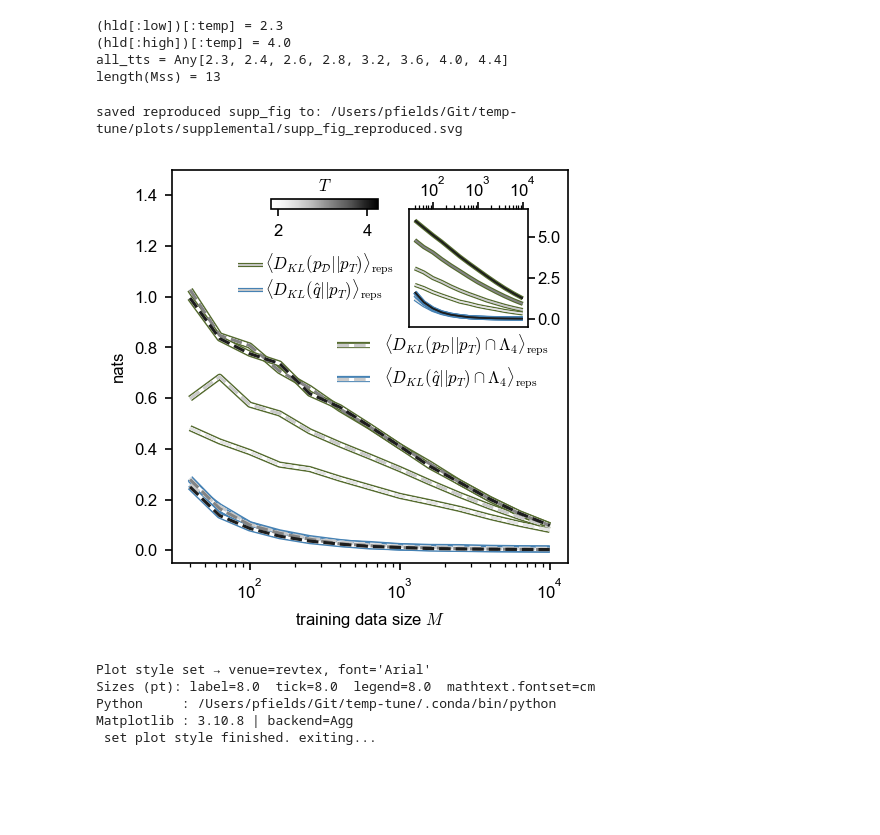
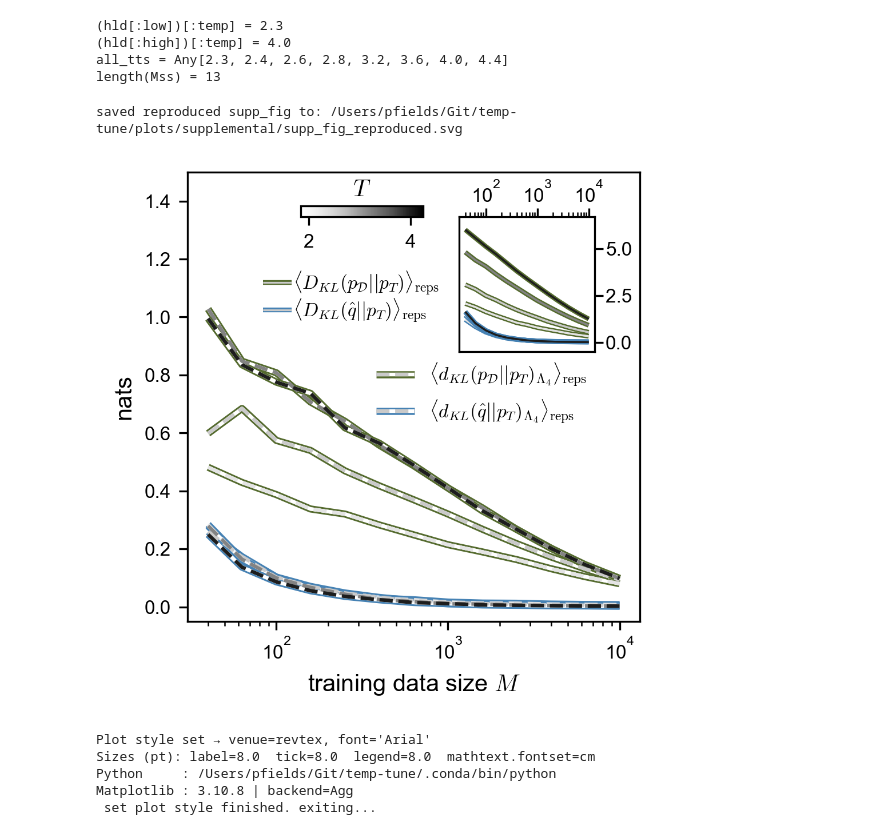
Before and after one commit to sepalmer/temp-tune, a Jupyter notebook: notebooks/supplemental/ising_appendix.ipynb, the cells around one changed output. Cells and saved outputs as stored; diff of their text form; code cells hidden in the pictures; blank space fills up the shorter version.

```diff
--- a/notebooks/supplemental/ising_appendix.ipynb
+++ b/notebooks/supplemental/ising_appendix.ipynb
@@ -81,8 +81,8 @@ end
 get_c(c_map_, all_t, t) = c_map_(Float64((t - minimum(all_t)) / (maximum(all_t) - minimum(all_t))))
 
 """
-Reproduce `supp_fig_working-new.pdf`: mean over reps of D_KL(p_D‖p_T)∩Λ_4 and
-D_KL(q̂‖p_T)∩Λ_4 vs training-set size M, for several ground-truth temperatures
+Reproduce `supp_fig_working-new.pdf`: mean over reps of d_KL(p_D‖p_T)_Λ_4 and
+d_KL(q̂‖p_T)_Λ_4 vs training-set size M, for several ground-truth temperatures
 (inset: the same D_KLs without the Λ_4 level restriction). Uses globals
 `all_temp_level_dict`, `all_tts`, `Mss`, `pe`, `fig`.
 """
@@ -127,8 +127,8 @@ function fig4_3(ax; inset_loc=(0.6, 0.6, 0.3, 0.3), cb_loc=[0.61, 0.35, 0.27, 0.
 
         if iil == 2
             ax.legend(((l1l, l2l), (l4l, l5l)),
-                (L"\langle D_{KL}( p_{\mathcal{D}} || p_T  ) \cap \Lambda_4 \rangle_{\text{reps}}",
-                 L"\langle D_{KL}(\hat{q} || p_T) \cap  \Lambda_4\rangle_{\text{reps}}"),
+                (L"\langle d_{KL}( p_{\mathcal{D}} || p_T  )_{\Lambda_4} \rangle_{\text{reps}}",
+                 L"\langle d_{KL}(\hat{q} || p_T)_{\Lambda_4}\rangle_{\text{reps}}"),
                 loc=legloc, frameon=false)
             axin.legend(((l3l,), (l6l,)),
                 (L"\langle D_{KL}( p_{\mathcal{D}} || p_T )\rangle_{\text{reps}}",
@@ -177,11 +177,11 @@ function fig4_2(ax, all_dkl_per_lev_emp_p, all_dkl_per_lev_emp_q, all_dkl_per_le
     y2 = vec(mean(get_1M_norm(all_dkl_per_lev_emp_p, Mss_id), dims=2))[idxscs]
     b2 = ax.bar((xssxs .- gapp)[idxscs], y2, width=0.2, facecolor="darkseagreen",
                 edgecolor="darkolivegreen", lw=1, hatch=hatchnow,
-                label=L"\langle D_{KL}( p_{\mathcal{D}} || p_T ) \cap \Lambda_i \rangle_{\text{reps}}")
+                label=L"\langle d_{KL}( p_{\mathcal{D}} || p_T )_{ \Lambda_i} \rangle_{\text{reps}}")
     y4 = vec(mean(get_1M_norm(all_dkl_per_lev_q_p, Mss_id), dims=2))[idxscs]
     b3 = ax.bar((xssxs .+ gapp)[idxscs], y4, width=0.2, facecolor=sbrgba,
                 edgecolor="steelblue", lw=1, zorder=1, hatch=hatchnow,
-                label=L"\langle D_{KL}(\hat{q} || p_T) \cap \Lambda_i \rangle_{\text{reps}}")
+                label=L"\langle d_{KL}(\hat{q} || p_T)_{\Lambda_i} \rangle_{\text{reps}}")
     for k in 1:length(idxscs)
         b3[k]._hatch_color = matplotlib.colors.to_rgba("white", alpha=1)
         b2[k]._hatch_color = matplotlib.colors.to_rgba("white", alpha=1)
@@ -213,18 +213,18 @@ all_tts = Any[2.3, 2.4, 2.6, 2.8, 3.2, 3.6, 4.0, 4.4]
 length(Mss) = 13
 # %%
 # Reproduce `supp_fig_working-new.pdf` (Appendix D).
-fig, ax = subplots(figsize=set_size_for_paper(1, 1.), dpi=150)
+fig, ax = subplots(figsize=set_size_for_paper(1, 1.), dpi=300)
 fig4_3(ax; inset_loc=(0.6, 0.6, 0.3, 0.3), cb_loc=[0.25, 0.9, 0.27, 0.025],
        axinlegloc=(-1.5, 0.15), legloc=(0.4, 0.42))
 ax.set_ylim(-0.05, 1.5)
 
 mkpath(plotsdir("supplemental"))
 outpath = plotsdir("supplemental", "supp_fig_reproduced.svg")
-savefig(outpath, bbox_inches="tight")
+savefig(outpath)#, bbox_inches="tight")
 println("saved reproduced supp_fig to: ", outpath)
 # %% [output]
 saved reproduced supp_fig to: /Users/pfields/Git/temp-tune/plots/supplemental/supp_fig_reproduced.svg
-[figure, old version]
+[figure, new version]
 # %%
 set_plot_style_for_paper(label_pt=8.)
 # %% [output]
```
Also changed, not shown: parts of 2 cells of this notebook, 6 other files.
